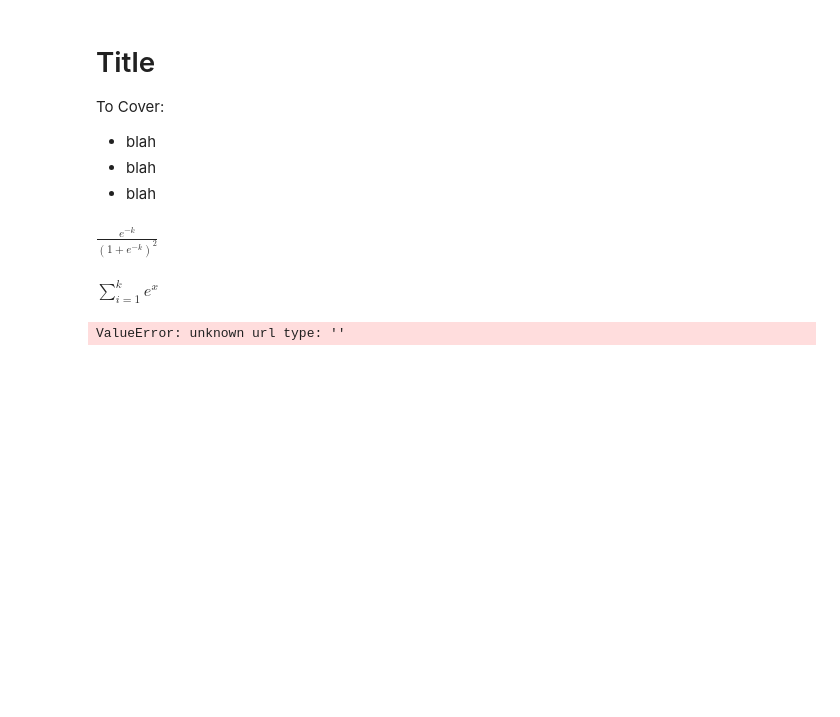
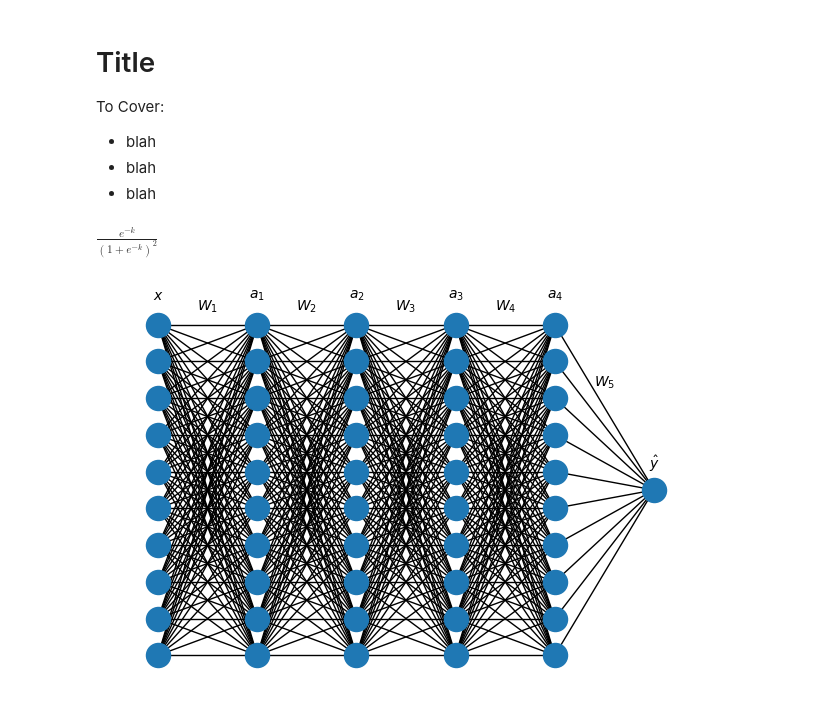
Before and after one commit to rkingery/ml-book, a Jupyter notebook: notebooks/template.ipynb, the cells around one changed output. Cells and saved outputs as stored; diff of their text form; code cells hidden in the pictures; blank space fills up the shorter version.

```diff
--- a/notebooks/template.ipynb
+++ b/notebooks/template.ipynb
@@ -65,13 +65,51 @@ sigma = 1 / (1 + sympy.exp(-k))
 sigma.diff(k)
 # %% [output]
 $\displaystyle \frac{e^{- k}}{\left(1 + e^{- k}\right)^{2}}$
-# %%
-Sum(sympy.exp(x), (i, 1, k))
-# %% [output]
-$\displaystyle \sum_{i=1}^{k} e^{x}$
 # %%
-from IPython.display import HTML, display
+import matplotlib.pyplot as plt
+import networkx as nx
 
-display(HTML(url=''))
+def draw_neural_network(neurons_per_layer, layer_names=None, edge_names=None, layer_offset=0.5, edge_offset=0.5):
+    G = nx.Graph()
+    plt.figure(figsize=(6,4))
+    # add nodes
+    for i, n in enumerate(neurons_per_layer):
+        for j in range(n):
+            G.add_node(f"{i}_{j}", pos=(i, j - (n-1)/2))
+
+    # add edges
+    for i, n in enumerate(neurons_per_layer[:-1]):
+        for j in range(n):
+            for k in range(neurons_per_layer[i+1]):
+                G.add_edge(f"{i}_{j}", f"{i+1}_{k}")
+
+    # draw network
+    pos = nx.get_node_attributes(G, "pos")
+    nx.draw(G, pos, with_labels=False)
+
+    # add label names
+    if layer_names is not None:
+        for i, name in enumerate(layer_names):
+            y_offset = neurons_per_layer[i] / 5
+            y_offset += layer_offset * y_offset
+            if neurons_per_layer[i] < 3:
+                y_offset += 0.2
+            plt.text(i, y_offset, name, ha="center", va="center")
+
+    # add edge names
+    if edge_names is not None:
+        for i, name in enumerate(edge_names):
+            x_offset = i + 0.5
+            y_offset = (neurons_per_layer[i] + neurons_per_layer[i+1]) / 5
+            y_offset += edge_offset * y_offset
+            if min(neurons_per_layer[i], neurons_per_layer[i+1]) < 3:
+                y_offset += 0.2
+            plt.text(x_offset, y_offset, name, ha="center", va="center")
+    plt.show()
+
+layers = [10] * 5 + [1]
+layer_names = ['$x$'] + [f'$a_{i+1}$' for i in range(len(layers[1:-1]))] + ['$\hat y$']
+edge_names = [f'$W_{i+1}$' for i in range(len(layers[:-1]))]
+draw_neural_network(layers, layer_names=layer_names, edge_names=edge_names, layer_offset=1.65, edge_offset=0.25)
 # %% [output]
-ValueError: unknown url type: ''
+[figure, added]
```
Also changed, not shown: 1 other file.
